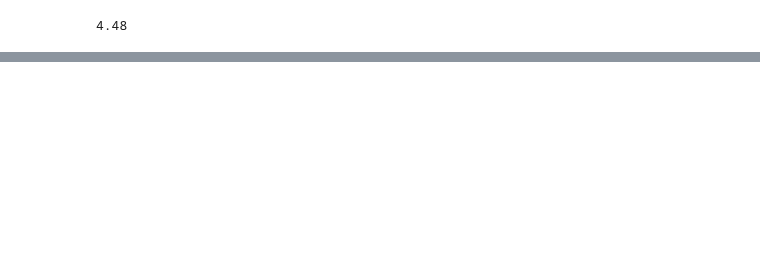
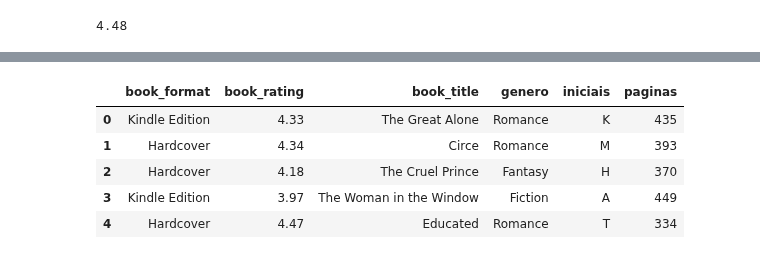
Before and after one commit to PedroHMenezes/PF_Book_rating, a Jupyter notebook: Books.ipynb, the cells around one changed output, grey strips where cells are left out. Saved outputs shown, nothing was run; the diff lists cells and outputs as text; code cells hidden in the pictures; blank space fills up the shorter version.

```diff
--- a/Books.ipynb
+++ b/Books.ipynb
@@ -240,3 +291,13 @@ teste_X2.head()
+# %%
+teste_X2.drop(['book_authors', 'book_pages', 'genres'], axis=1, inplace=True)
+teste_X2.head()
+# %% [output]
+|  | book_format | book_rating | book_title | genero | iniciais | paginas |
+| 0 | Kindle Edition | 4.33 | The Great Alone | Romance | K | 435 |
+| 1 | Hardcover | 4.34 | Circe | Romance | M | 393 |
+| 2 | Hardcover | 4.18 | The Cruel Prince | Fantasy | H | 370 |
+| 3 | Kindle Edition | 3.97 | The Woman in the Window | Fiction | A | 449 |
+| 4 | Hardcover | 4.47 | Educated | Romance | T | 334 |
 # %%
 y_pred2 = regressor.predict(teste_X2)
 
```
Also changed, not shown: parts of 13 cells of this notebook, 1 other file.
